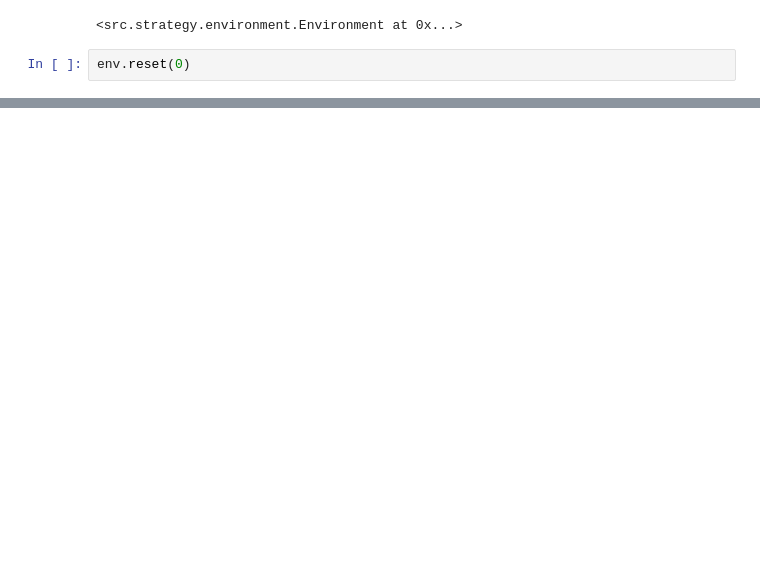
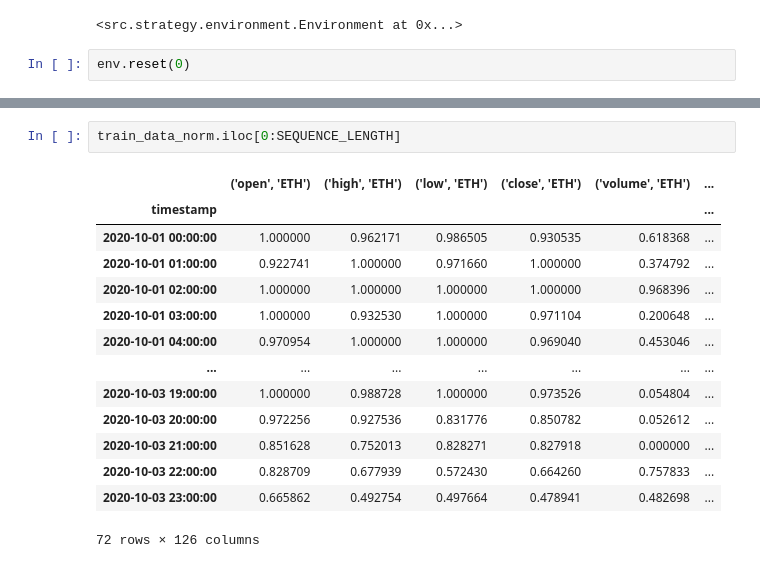
Before and after one commit to DivyanshGupta2006/Project-catRL, a Jupyter notebook: notebooks/model_training.ipynb, the cells around one changed output, grey strips where cells are left out. Saved outputs shown, nothing was run; the diff lists cells and outputs as text; blank space fills up the shorter version.

```diff
--- a/notebooks/model_training.ipynb
+++ b/notebooks/model_training.ipynb
@@ -151,0 +159,17 @@ current_step: 0 / 4096
+# %%
+train_data_norm.iloc[0:SEQUENCE_LENGTH]
+# %% [output]
+|  | ('open', 'ETH') | ('high', 'ETH') | ('low', 'ETH') | ('close', 'ETH') | ('volume', 'ETH') | ... |
+| timestamp |  |  |  |  |  | ... |
+| 2020-10-01 00:00:00 | 1.000000 | 0.962171 | 0.986505 | 0.930535 | 0.618368 | ... |
+| 2020-10-01 01:00:00 | 0.922741 | 1.000000 | 0.971660 | 1.000000 | 0.374792 | ... |
+| 2020-10-01 02:00:00 | 1.000000 | 1.000000 | 1.000000 | 1.000000 | 0.968396 | ... |
+| 2020-10-01 03:00:00 | 1.000000 | 0.932530 | 1.000000 | 0.971104 | 0.200648 | ... |
+| 2020-10-01 04:00:00 | 0.970954 | 1.000000 | 1.000000 | 0.969040 | 0.453046 | ... |
+| ... | ... | ... | ... | ... | ... | ... |
+| 2020-10-03 19:00:00 | 1.000000 | 0.988728 | 1.000000 | 0.973526 | 0.054804 | ... |
+| 2020-10-03 20:00:00 | 0.972256 | 0.927536 | 0.831776 | 0.850782 | 0.052612 | ... |
+| 2020-10-03 21:00:00 | 0.851628 | 0.752013 | 0.828271 | 0.827918 | 0.000000 | ... |
+| 2020-10-03 22:00:00 | 0.828709 | 0.677939 | 0.572430 | 0.664260 | 0.757833 | ... |
+| 2020-10-03 23:00:00 | 0.665862 | 0.492754 | 0.497664 | 0.478941 | 0.482698 | ... |
+72 rows × 126 columns
```
Also changed, not shown: parts of 7 cells of this notebook, 3 other files.
